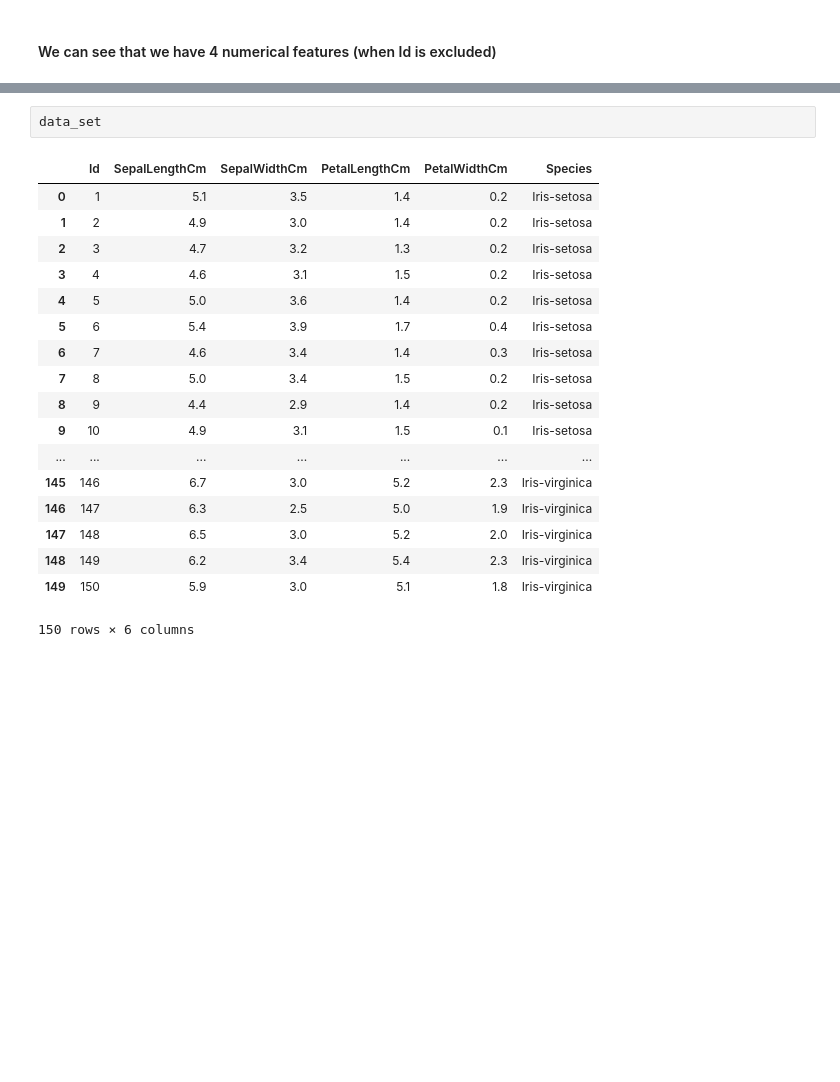
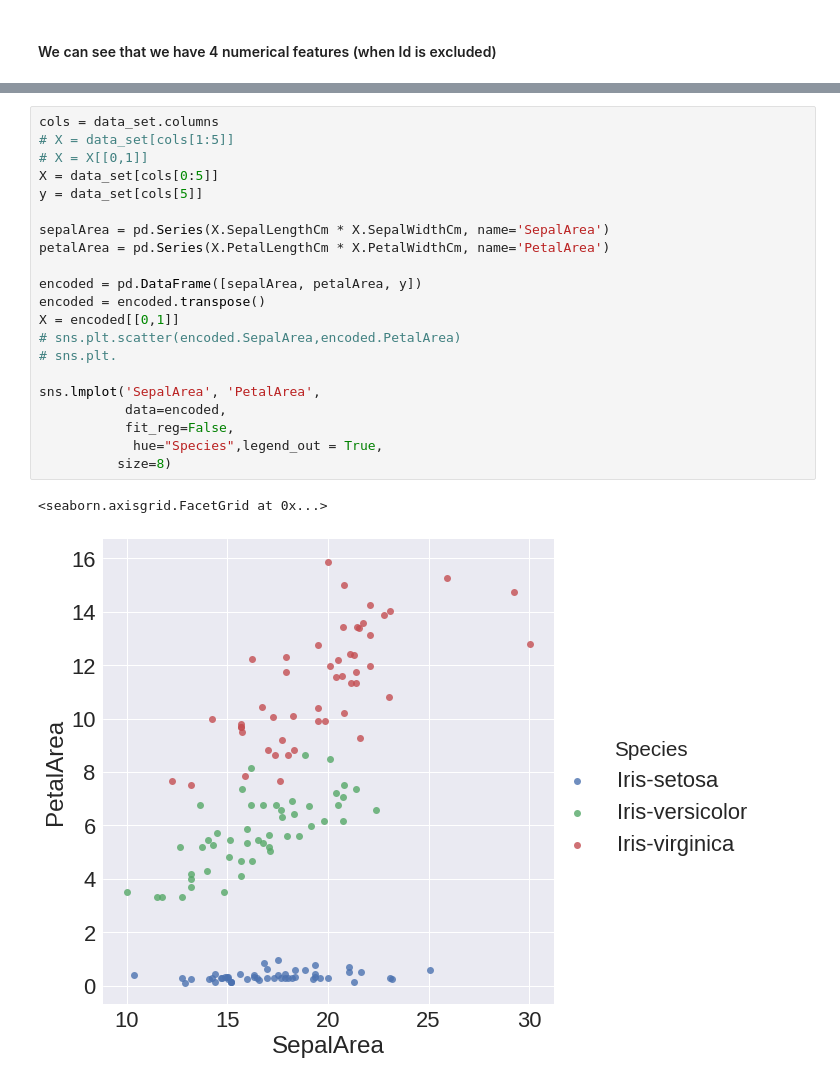
Before and after one commit to alcaideredb/MLDemo, a Jupyter notebook: Linear Regression.ipynb, the cells around one changed output, grey strips where cells are left out. Cells and saved outputs as stored; diff of their text form; blank space fills up the shorter version.

```diff
--- a/Linear Regression.ipynb
+++ b/Linear Regression.ipynb
@@ -51,21 +80,24 @@ sns.pairplot(data_set.drop("Id", axis=1), hue="Species", size=5)
-# %%
-data_set
-# %% [output]
-|  | Id | SepalLengthCm | SepalWidthCm | PetalLengthCm | PetalWidthCm | Species |
-| 0 | 1 | 5.1 | 3.5 | 1.4 | 0.2 | Iris-setosa |
-| 1 | 2 | 4.9 | 3.0 | 1.4 | 0.2 | Iris-setosa |
-| 2 | 3 | 4.7 | 3.2 | 1.3 | 0.2 | Iris-setosa |
-| 3 | 4 | 4.6 | 3.1 | 1.5 | 0.2 | Iris-setosa |
-| 4 | 5 | 5.0 | 3.6 | 1.4 | 0.2 | Iris-setosa |
-| 5 | 6 | 5.4 | 3.9 | 1.7 | 0.4 | Iris-setosa |
-| 6 | 7 | 4.6 | 3.4 | 1.4 | 0.3 | Iris-setosa |
-| 7 | 8 | 5.0 | 3.4 | 1.5 | 0.2 | Iris-setosa |
-| 8 | 9 | 4.4 | 2.9 | 1.4 | 0.2 | Iris-setosa |
-| 9 | 10 | 4.9 | 3.1 | 1.5 | 0.1 | Iris-setosa |
-| ... | ... | ... | ... | ... | ... | ... |
-| 145 | 146 | 6.7 | 3.0 | 5.2 | 2.3 | Iris-virginica |
-| 146 | 147 | 6.3 | 2.5 | 5.0 | 1.9 | Iris-virginica |
-| 147 | 148 | 6.5 | 3.0 | 5.2 | 2.0 | Iris-virginica |
-| 148 | 149 | 6.2 | 3.4 | 5.4 | 2.3 | Iris-virginica |
-| 149 | 150 | 5.9 | 3.0 | 5.1 | 1.8 | Iris-virginica |
-150 rows × 6 columns
+# %%
+cols = data_set.columns
+# X = data_set[cols[1:5]]
+# X = X[[0,1]]
+X = data_set[cols[0:5]]
+y = data_set[cols[5]]
+
+sepalArea = pd.Series(X.SepalLengthCm * X.SepalWidthCm, name='SepalArea')
+petalArea = pd.Series(X.PetalLengthCm * X.PetalWidthCm, name='PetalArea')
+
+encoded = pd.DataFrame([sepalArea, petalArea, y])
+encoded = encoded.transpose()
+X = encoded[[0,1]]
+# sns.plt.scatter(encoded.SepalArea,encoded.PetalArea)
+# sns.plt.
+
+sns.lmplot('SepalArea', 'PetalArea',
+           data=encoded,
+           fit_reg=False,
+            hue="Species",legend_out = True,
+          size=8)
+# %% [output]
+<seaborn.axisgrid.FacetGrid at 0x...>
+[figure, added]
```
Also changed, not shown: parts of 4 cells of this notebook.
